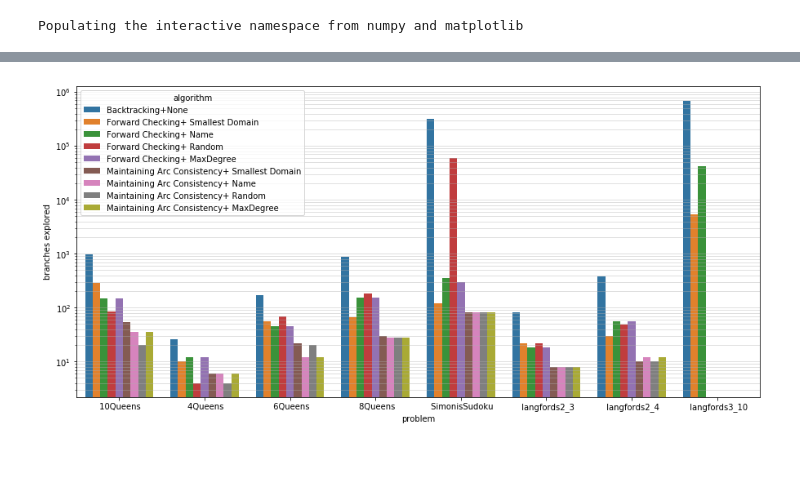
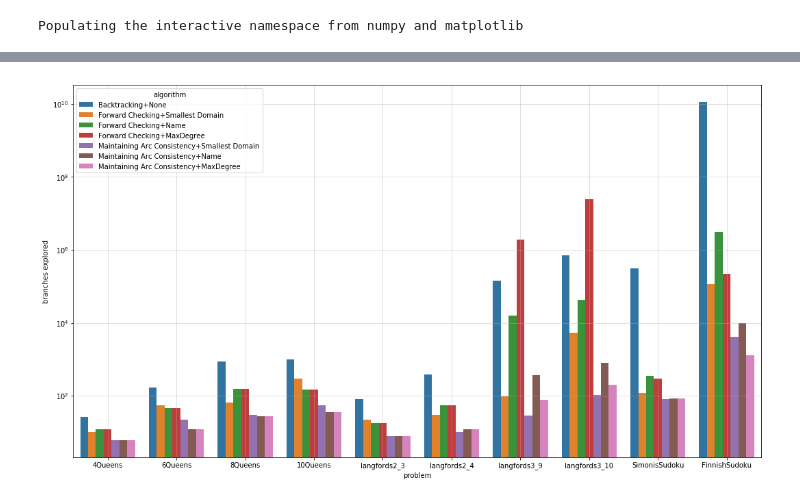
Before and after one commit to dvente/binaryConstraintSolver, a Jupyter notebook: dataAnalysis/Untitled.ipynb, the cells around one changed output, grey strips where cells are left out. Cells and saved outputs as stored; diff of their text form; code cells hidden in the pictures; blank space fills up the shorter version.

Commit message:
add results of the experiments and do some data cleaning and plotting

```diff
--- a/dataAnalysis/Untitled.ipynb
+++ b/dataAnalysis/Untitled.ipynb
@@ -4,14 +4,19 @@ import numpy as np
 import seaborn as sns
 import matplotlib.pyplot as plt
 %pylab inline
-pylab.rcParams['figure.figsize'] = (15, 7)
+pylab.rcParams['figure.figsize'] = (18, 10)
 # %% [output]
 Populating the interactive namespace from numpy and matplotlib
 # %%
-data = pd.read_csv("../dataAnalysis/searchLog.csv")
+# Load and clean the data a little
+data = pd.read_csv("searchLog.csv")
 data.drop_duplicates(inplace = True)
 data.rename(columns = lambda x: x.strip(), inplace = True)
 data.rename(columns = lambda x: x.lower(), inplace = True)
-data.head()
+data[data.select_dtypes(['object']).columns] = data.select_dtypes(['object']).apply(lambda x: x.str.strip())
+data.drop(data[data['heuristic'] == 'Random'].index,inplace=True)
+data.replace('z', '', regex=True, inplace=True)
+data.to_csv("searchLog.csv",index=False)
+data.tail()
 # %% [output]
 |  | algorithm | heuristic | problem | branches explored | arcs revised | number of vars | number of constraints |
@@ -23,5 +28,9 @@ data.head()
 # %%
+# Calculate some additional measurements and prepare the data for plotting
 data['branch per constraint'] = data['branches explored']/data['number of constraints']
 data['branch per variable'] = data['branches explored']/data['number of vars']
-data.head()
+datah = data.copy(deep=True)
+datah['algorithm'] = datah['algorithm'] + "+" + datah['heuristic']
+datah.drop(columns=['heuristic'],inplace=True)
+datah.head()
 # %% [output]
@@ -34,5 +42,0 @@ data.head()
-# %%
-datah = data.copy()
-datah['algorithm'] = data['algorithm'] + "+" + data['heuristic']
-datah.drop('heuristic',axis=1,inplace=True)
-datah.head()
@@ -46,6 +43,10 @@ datah.head()
 # %%
-plt.grid(True,which="both",ls="-",alpha = 0.5)
-g = sns.barplot(x='problem',y='branches explored',data=datah,hue='algorithm')
+# Plot the grouped data
+g = sns.barplot(x='problem',y='branches explored',data=datah,hue='algorithm',
+               order=['4Queens','6Queens','8Queens','10Queens',
+                      'langfords2_3','langfords2_4','langfords3_9','langfords3_10',
+                      'SimonisSudoku','FinnishSudoku',])
 g.set_yscale('log')
+plt.grid(True,which="both",alpha = 0.5)
 # %% [output]
-[figure, old version]
+[figure, new version]
```
Also changed, not shown: parts of 7 cells of this notebook, 50 other files.
